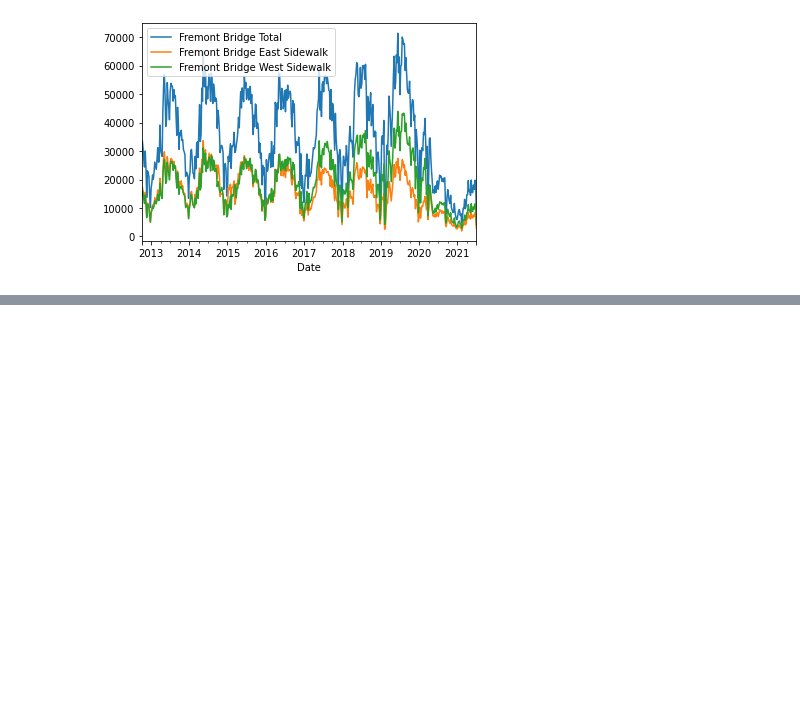
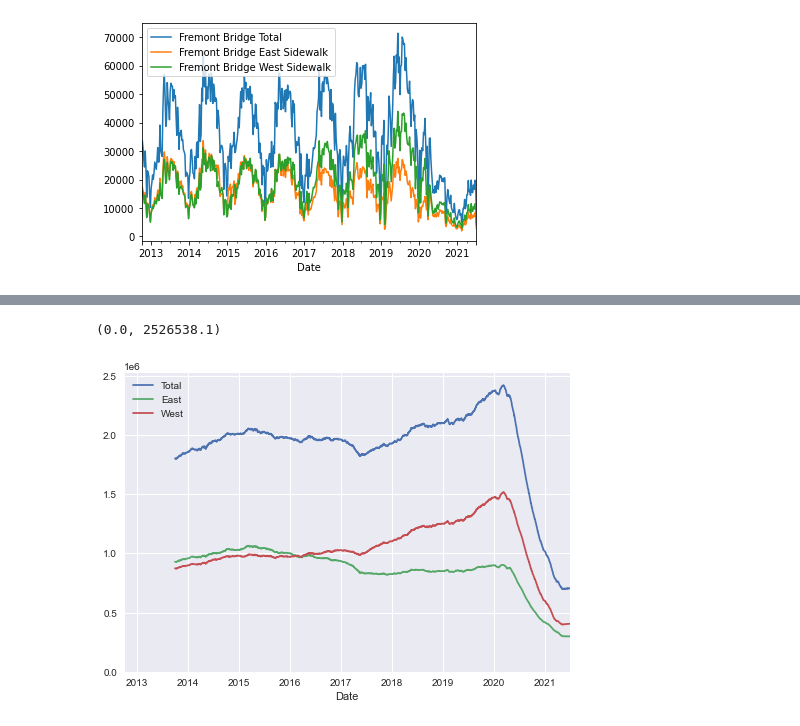
Before and after one commit to zairiedu/EDABestPractices, a Jupyter notebook: JupyterWorkflow.ipynb, the cells around one changed output, grey strips where cells are left out. Drawn from its saved outputs; the diff is of its cells as text; code cells hidden in the pictures; blank space fills up the shorter version.

```diff
--- a/JupyterWorkflow.ipynb
+++ b/JupyterWorkflow.ipynb
@@ -30,0 +41,6 @@ data.resample('W').sum().plot()
+# %%
+ax = data.resample('D').sum().rolling(365).sum().plot()
+ax.set_ylim(0, None)
+# %% [output]
+(0.0, 2526538.1)
+[figure, added]
```
Also changed, not shown: parts of 4 cells of this notebook.
